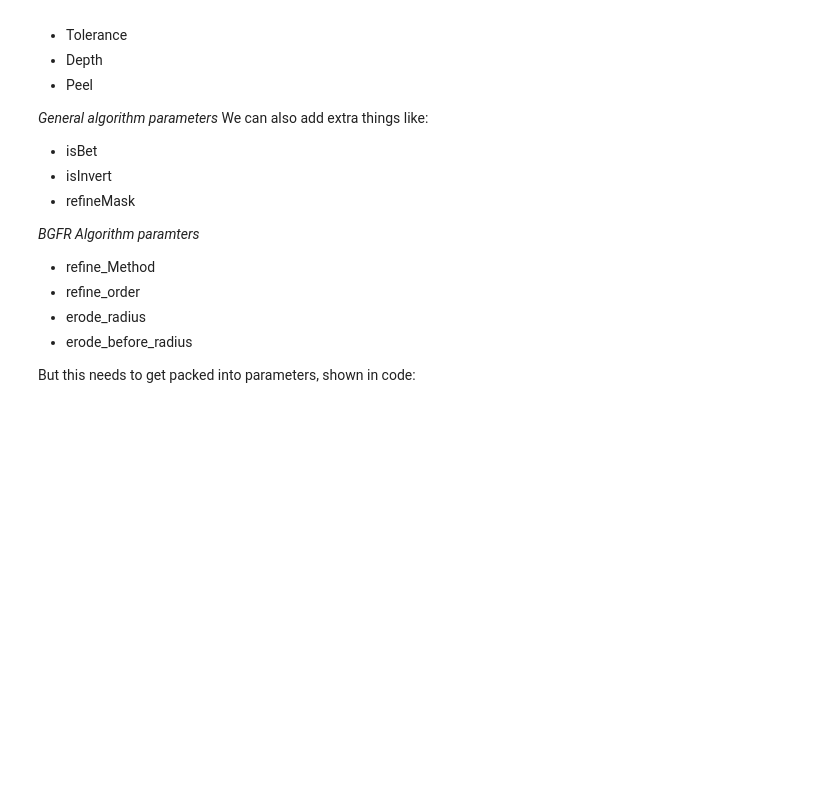
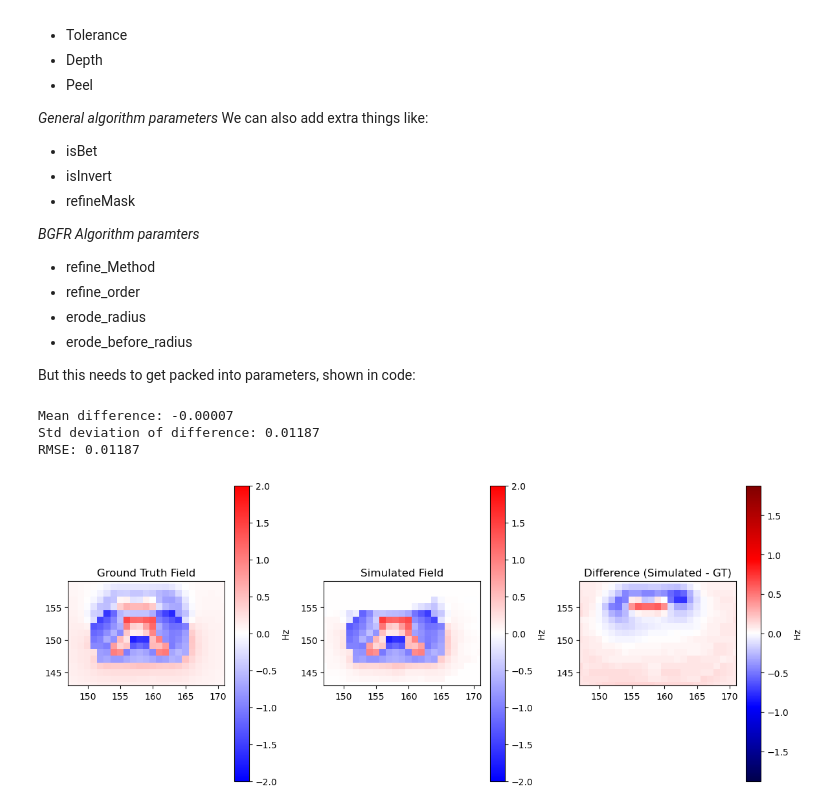
Before and after one commit to sriosq/Image-processing-strategies, a Jupyter notebook: bgfr_fine_tuner/bgfr_fine_tuner.ipynb, the cells around one changed output. Saved outputs shown, nothing was run; the diff lists cells and outputs as text; code cells hidden in the pictures; blank space fills up the shorter version.

Commit message:
Polished versions of optimizer codes
Updates to comments after longer evaluations of the algorithms.
Yet to confirm range of parameters.

```diff
--- a/bgfr_fine_tuner/bgfr_fine_tuner.ipynb
+++ b/bgfr_fine_tuner/bgfr_fine_tuner.ipynb
@@ -18,0 +38,4 @@ eng.addpath(bfr_wrappers, nargout=0)
+# %%
+# We got to convert to Hz
+wb_gt_csf_ref_swiss_crop_fm_ppm_img = nib.load(path_to_ref_CSF_local_field_ppm)
+wb_gt_csf_ref_swiss_crop_fm_ppm_data = wb_gt_csf_ref_swiss_crop_fm_ppm_img.get_fdata()
@@ -68,0 +81,10 @@ peel = 2
+# %%
+# Lets load one of the LBV tests and see if we can compute the pixelwise RMSE from GT LF vs Simulated Local Field
+# We can load the data in case it's not already loaded from previous calculations in case the environment restarts
+wb_gt_csf_ref_swiss_crop_fm_Hz_data = nib.load(r"E:\msc_data\sc_qsm\Swiss_data\march_25_re_process\local_field_groud_truth\ref_csf/wb_gt_csf_ref_swiss_crop_fm_Hz.nii.gz").get_fdata()
+# %%
+# We can now load the data from iteration1 (default LBV parameters) Local Field:
+test_local_field_Hz_data = nib.load(r"E:\msc_data\sc_qsm\Swiss_data\march_25_re_process\MR_simulations\sim_data\QSM_processing\mrsim_outputs\custom_acq_params\BGFR_tests\LBV\test1_def/Sepia_localfield.nii.gz").get_fdata()
+# %%
+# Compute pixel wise difference:
+pixel_wise_difference = wb_gt_csf_ref_swiss_crop_fm_Hz_data - test_local_field_Hz_data
@@ -68,0 +97,41 @@ peel = 2
+# %%
+import matplotlib.pyplot as plt
+print(f"Mean difference: {mean_diff:.5f}")
+print(f"Std deviation of difference: {std_diff:.5f}")
+print(f"RMSE: {rmse_diff:.5f}")
+
+# Visualize the difference (middle axial slice as an example)
+slice_index = 36# pixel_wise_difference.shape[2] // 2
+plt.figure(figsize=(12, 5))
+
+cmap_min = -2
+cmap_max =2
+
+plt.subplot(1, 3, 1)
+plt.imshow(wb_gt_csf_ref_swiss_crop_fm_Hz_data[:, :, slice_index].T, cmap='bwr', vmin=cmap_min, vmax=cmap_max)
+plt.title('Ground Truth Field')
+plt.xlim(147, 171)
+plt.ylim(143, 159)
+plt.colorbar(label='Hz')
+
+plt.subplot(1, 3, 2)
+plt.imshow(test_local_field_Hz_data[:, :, slice_index].T, cmap='bwr',  vmin=cmap_min, vmax=cmap_max)
+plt.title('Simulated Field')
+plt.xlim(147, 171)
+plt.ylim(143, 159)
+plt.colorbar(label='Hz')
+
+plt.subplot(1, 3, 3)
+plt.imshow(pixel_wise_difference[:, :, slice_index].T, cmap='seismic', origin='lower', vmin=-np.max(np.abs(pixel_wise_difference)), vmax=np.max(np.abs(pixel_wise_difference)))
+plt.title('Difference (Simulated - GT)')
+plt.xlim(147, 171)
+plt.ylim(143, 159)
+plt.colorbar(label='Hz')
+
+plt.tight_layout()
+plt.show()
+# %% [output]
+Mean difference: -0.00007
+Std deviation of difference: 0.01187
+RMSE: 0.01187
+[figure, added]
```
Also changed, not shown: parts of 22 cells of this notebook, 6 other files.
